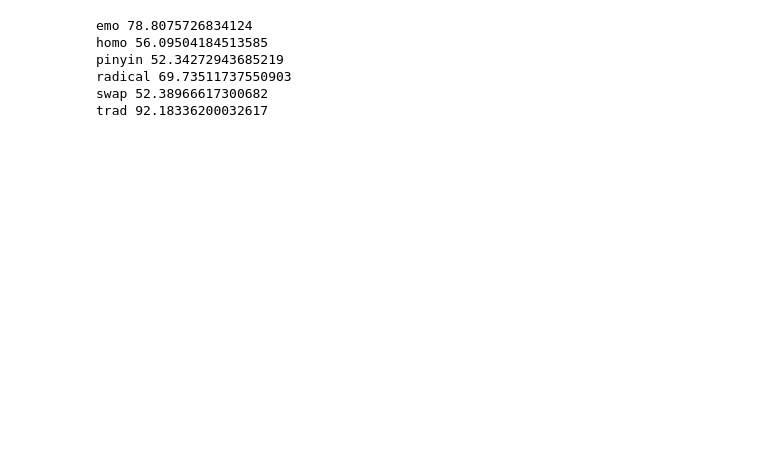
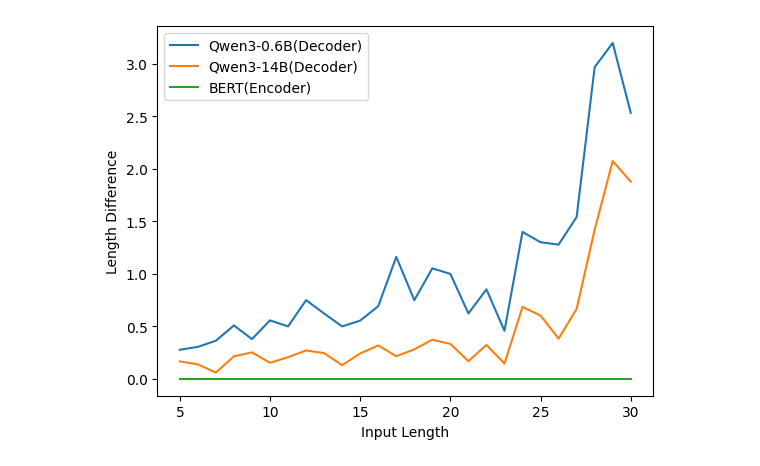
Before and after one commit to jjw0766/KROP, a Jupyter notebook: test.ipynb, the cells around one changed output. Saved outputs shown, nothing was run; the diff lists cells and outputs as text; code cells hidden in the pictures; blank space fills up the shorter version.

```diff
--- a/test.ipynb
+++ b/test.ipynb
@@ -6,0 +37,12 @@ df = pd.read_csv('results/bind_ToxiBenchCN-Qwen3-0.6B-Base-seed=42--epoch=09-val
+# %%
+df1['input_len'] = df1['input'].apply(lambda x: len(list(grapheme.graphemes(x))))
+df2['input_len'] = df2['input'].apply(lambda x: len(list(grapheme.graphemes(x))))
+df3['input_len'] = df3['input'].apply(lambda x: len(list(grapheme.graphemes(x))))
+
+df1['pred_len'] = df1['pred'].apply(lambda x: len(list(grapheme.graphemes(x))))
+df2['pred_len'] = df2['pred'].apply(lambda x: len(list(grapheme.graphemes(x))))
+df3['pred_len'] = df3['pred'].apply(lambda x: len(list(grapheme.graphemes(x))))
+# %%
+df1['len_diff'] = (df1['input_len'] - df1['pred_len']).abs()
+df2['len_diff'] = (df2['input_len'] - df2['pred_len']).abs()
+df3['len_diff'] = (df3['input_len'] - df3['pred_len']).abs()
@@ -7,11 +69,11 @@ df = pd.read_csv('results/bind_ToxiBenchCN-Qwen3-0.6B-Base-seed=42--epoch=09-val
 # %%
-for category in sorted(set(df['category'])):
-    cat_df = df[df['category']==category].copy()
-    print(category, chrf_corpus(cat_df['pred'].tolist(), cat_df['true'].tolist())['f1'])
+df1.groupby('input_len')['len_diff'].mean().plot(label='Qwen3-0.6B(Decoder)')
+df2.groupby('input_len')['len_diff'].mean().plot(label='Qwen3-14B(Decoder)')
+df3.groupby('input_len')['len_diff'].mean().plot(label='BERT(Encoder)')
+plt.xlabel('Input Length')
+plt.ylabel('Length Difference')
+plt.savefig('input_diff.pdf', format='pdf', bbox_inches='tight')
+plt.legend()
+plt.show()
 # %% [output]
-emo 78.8075726834124
-homo 56.09504184513585
-pinyin 52.34272943685219
-radical 69.73511737550903
-swap 52.38966617300682
-trad 92.18336200032617
+[figure, added]
```
Also changed, not shown: parts of 6 cells of this notebook, 29 other files.
